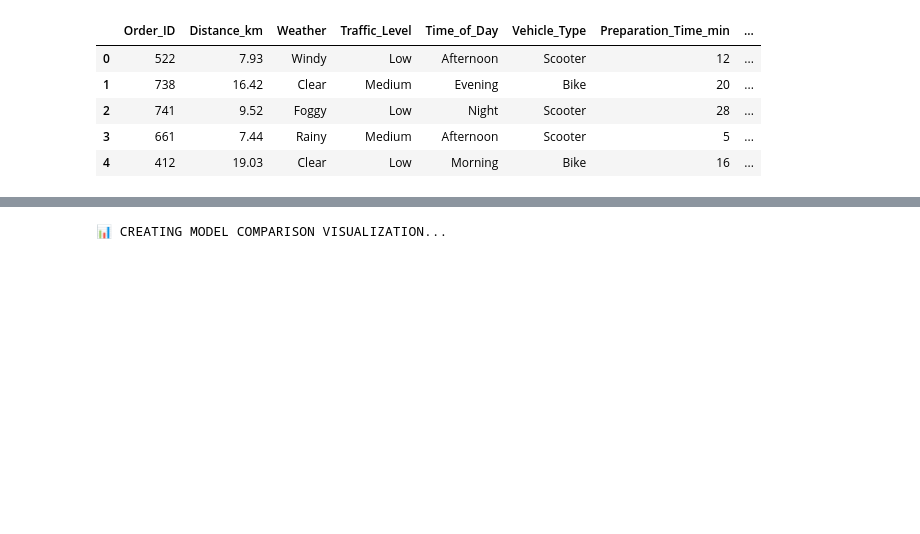
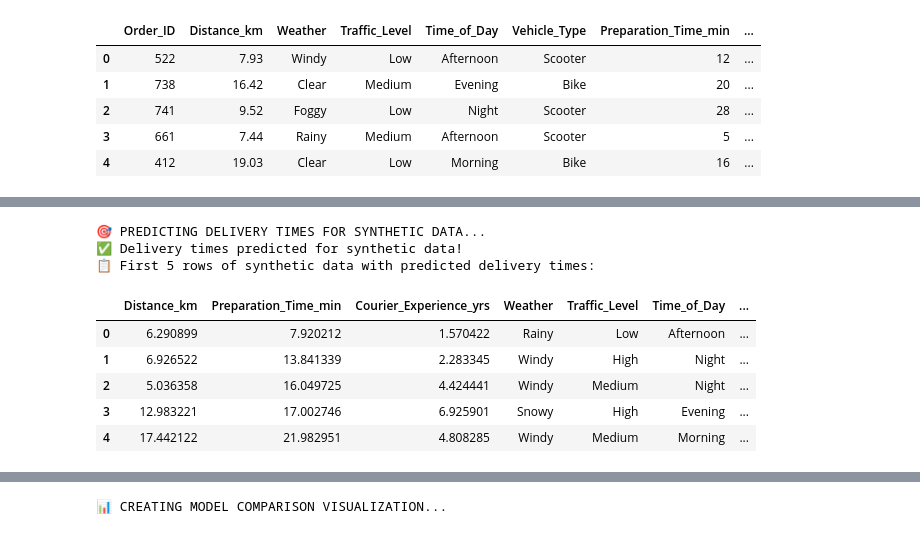
Before and after one commit to Marian-spec13/Speed-typing-test, a Jupyter notebook: copy_of_food_delivery_time_predictor.ipynb, the cells around one changed output, grey strips where cells are left out. Saved outputs shown, nothing was run; the diff lists cells and outputs as text; code cells hidden in the pictures; blank space fills up the shorter version.

```diff
--- a/copy_of_food_delivery_time_predictor.ipynb
+++ b/copy_of_food_delivery_time_predictor.ipynb
@@ -162,0 +211,22 @@ Please ensure 'Food_Delivery_Times.csv' is uploaded to /content/.
+# %%
+print("🎯 PREDICTING DELIVERY TIMES FOR SYNTHETIC DATA...")
+
+# Select the feature columns from the synthetic_df that are used for prediction
+synthetic_features_for_prediction = synthetic_df[feature_columns_from_df]
+
+# Predict Delivery_Time_min using the best model pipeline
+synthetic_df['Delivery_Time_min'] = model_pipeline.predict(synthetic_features_for_prediction)
+
+print("✅ Delivery times predicted for synthetic data!")
+print("📋 First 5 rows of synthetic data with predicted delivery times:")
+display(synthetic_df.head())
+# %% [output]
+🎯 PREDICTING DELIVERY TIMES FOR SYNTHETIC DATA...
+✅ Delivery times predicted for synthetic data!
+📋 First 5 rows of synthetic data with predicted delivery times:
+|  | Distance_km | Preparation_Time_min | Courier_Experience_yrs | Weather | Traffic_Level | Time_of_Day | ... |
+| 0 | 6.290899 | 7.920212 | 1.570422 | Rainy | Low | Afternoon | ... |
+| 1 | 6.926522 | 13.841339 | 2.283345 | Windy | High | Night | ... |
+| 2 | 5.036358 | 16.049725 | 4.424441 | Windy | Medium | Night | ... |
+| 3 | 12.983221 | 17.002746 | 6.925901 | Snowy | High | Evening | ... |
+| 4 | 17.442122 | 21.982951 | 4.808285 | Windy | Medium | Morning | ... |
```
Also changed, not shown: parts of 3 cells of this notebook.
